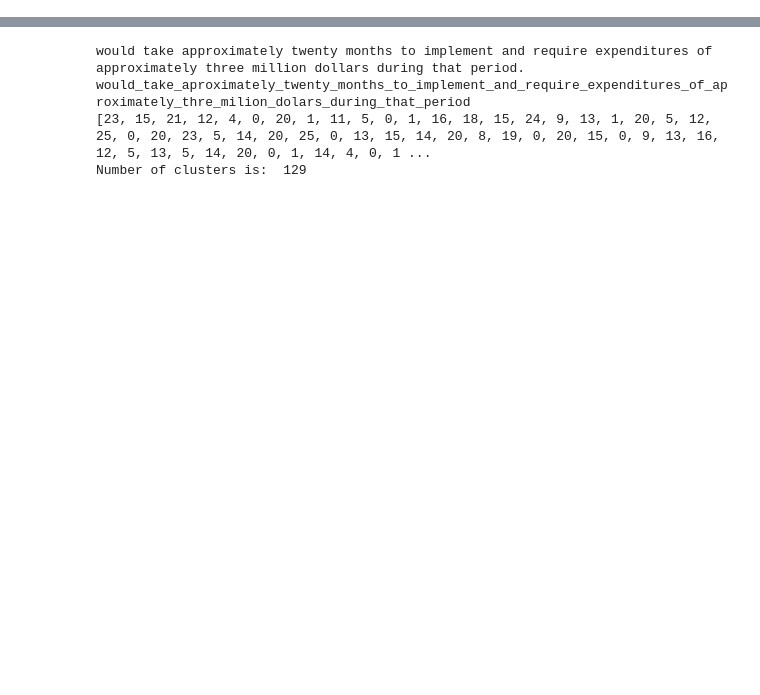
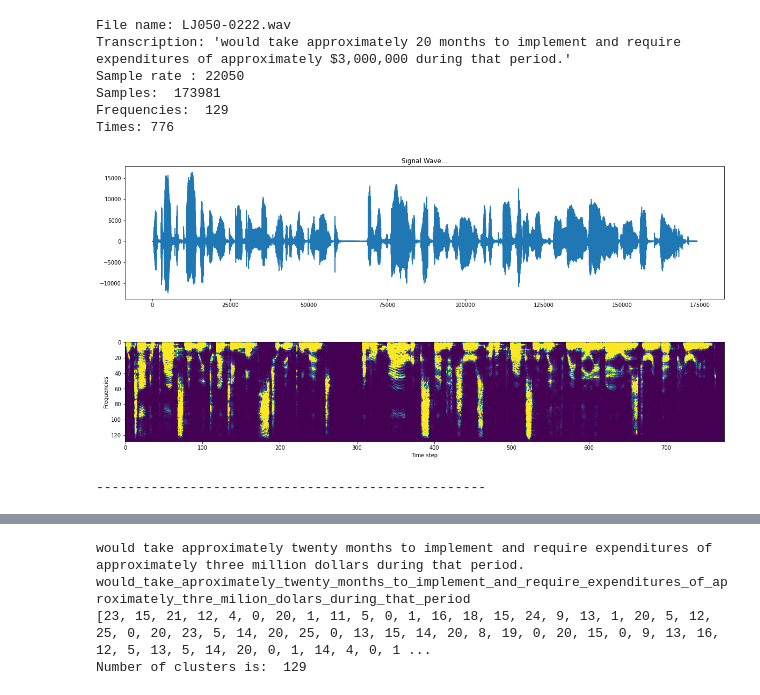
Before and after one commit to rbouadjenek/Speech-to-Text, a Jupyter notebook: Code.ipynb, the cells around one changed output, grey strips where cells are left out. Drawn from its saved outputs; the diff is of its cells as text; code cells hidden in the pictures; blank space fills up the shorter version.

```diff
--- a/Code.ipynb
+++ b/Code.ipynb
@@ -37,0 +58,2 @@ OSError: [WinError 193] %1 is not a valid Win32 application
+# %%
+folder = "LJSpeech-1.1/wavs/"
@@ -37,0 +77,24 @@ OSError: [WinError 193] %1 is not a valid Win32 application
+# %%
+def visualisation(file):
+    sample_rate, samples = wavfile.read(file)
+    frequencies, times, spectrogram = signal.spectrogram(samples, sample_rate, nperseg=nperseg)
+    spectrogram = np.transpose(spectrogram)
+    print('Sample rate :', sample_rate)
+    print('Samples: ', len(samples))
+    print('Frequencies: ', len(frequencies))
+    print('Times:', len(times))
+
+    fig = plt.figure(figsize=(20,10))
+    ax = plt.subplot(2,1,1)
+    plt.title("Signal Wave...")
+    plt.plot(samples)
+
+    ax = plt.subplot(2,1,2)
+    im = ax.imshow(np.transpose(spectrogram), vmax=100)
+    #plt.title('Pearson correlation')
+    plt.xlabel('Time step')
+    plt.ylabel('Frequencies')
+    divider = make_axes_locatable(ax)
+    #cax = divider.append_axes("right", size="5%", pad=0.05)
+    #fig.colorbar(im, cax = cax)
+    plt.show()
@@ -37,0 +106,15 @@ OSError: [WinError 193] %1 is not a valid Win32 application
+# %%
+df = pd.read_csv('LJSpeech-1.1/metadata.csv', sep='|', header=None)
+print("File name: LJ050-0222.wav")
+print(f"Transcription: '{df[df[0] == 'LJ050-0222'][1].values[0]}'")
+visualisation(folder + 'LJ050-0222.wav')
+print('-'*50)
+# %% [output]
+File name: LJ050-0222.wav
+Transcription: 'would take approximately 20 months to implement and require expenditures of approximately $3,000,000 during that period.'
+Sample rate : 22050
+Samples:  173981
+Frequencies:  129
+Times: 776
+[figure, added]
+--------------------------------------------------
```
Also changed, not shown: parts of 78 cells of this notebook.
